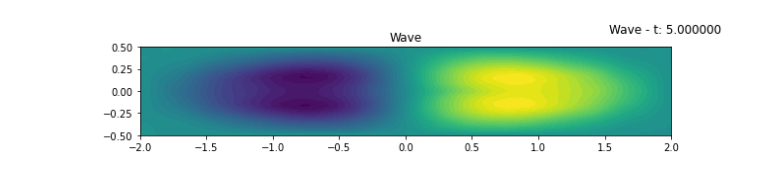
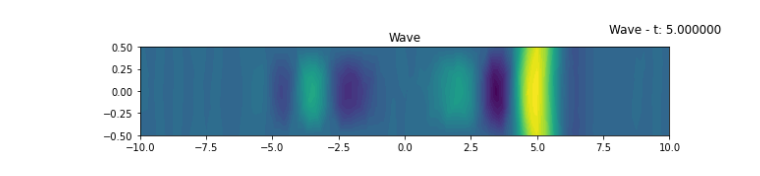
Before and after one commit to anderalex803/nuwara-online-courses, a Jupyter notebook: HPFEM_KTH/W1/HPFEM_W1_wave_equation.ipynb, the cells around one changed output. Cells and saved outputs as stored; diff of their text form; code cells hidden in the pictures.

```diff
--- a/HPFEM_KTH/W1/HPFEM_W1_wave_equation.ipynb
+++ b/HPFEM_KTH/W1/HPFEM_W1_wave_equation.ipynb
@@ -61,7 +61,7 @@ def plot_compact(u, t, stepcounter):
     display(pl)
 # %%
 # Define domain and mesh
-XMIN, XMAX = -2., 2.;
+XMIN, XMAX = -10., 10.;
 YMIN, YMAX = -0.5, 0.5;
 G = [XMIN, XMAX, YMIN, YMAX];
 mresolution = 50;
@@ -112,31 +112,31 @@ bcs = [bcu, bcv];
 u0 = ue;
 v0 = ve;
 
 # Time scheme parameter
 theta = 0.5;
 
 # Time-stepping loop
 while t < T:
   # weak form of wave equation
   vm = theta*v + (1.0-theta)*v0;
   um = theta*u + (1.0-theta)*u0;
   ru = (u-u0)/k*p*dx - vm*p*dx
   rv = (v-v0)/k*q*dx + a*a*inner(grad(um),grad(q))*dx
   r = ru + rv;
   ue.t = t;
   ve.t = t;
 
   # solve the wave equation (one time step)
   solve(r==0, w, bcs);
 
   # visualize the solution
   pl, ax = plt.subplots();
   plot_compact(u, t, 0)
   plt.close()
 
   # shift to the next timestep
   u0 = project(u, Q);
   v0 = project(v, Q);
   t += k;
 # %% [output]
-[figure, old version]
+[figure, new version]
```
Also changed, not shown: parts of 3 cells of this notebook.
